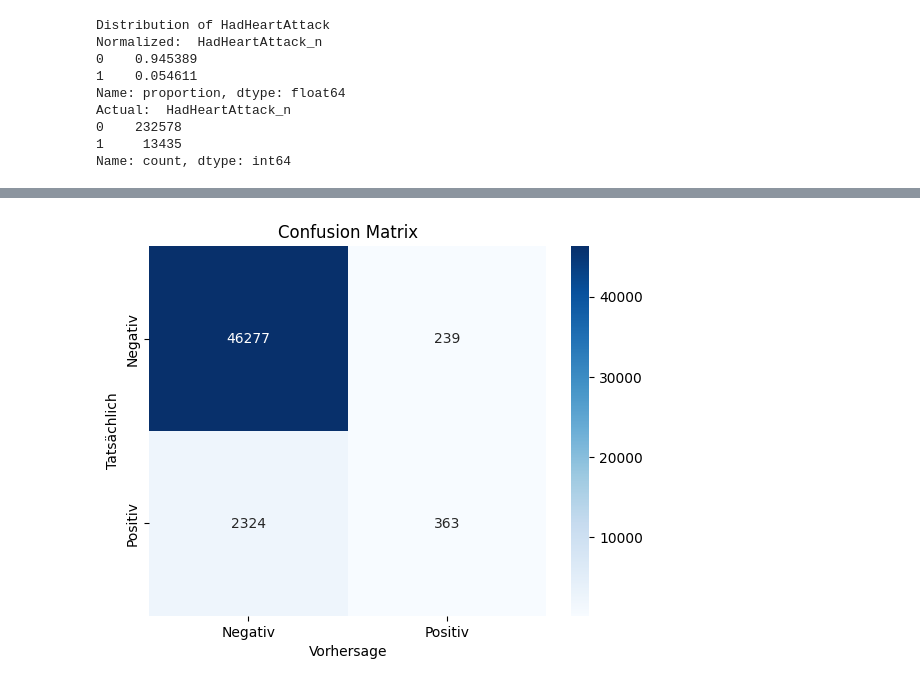
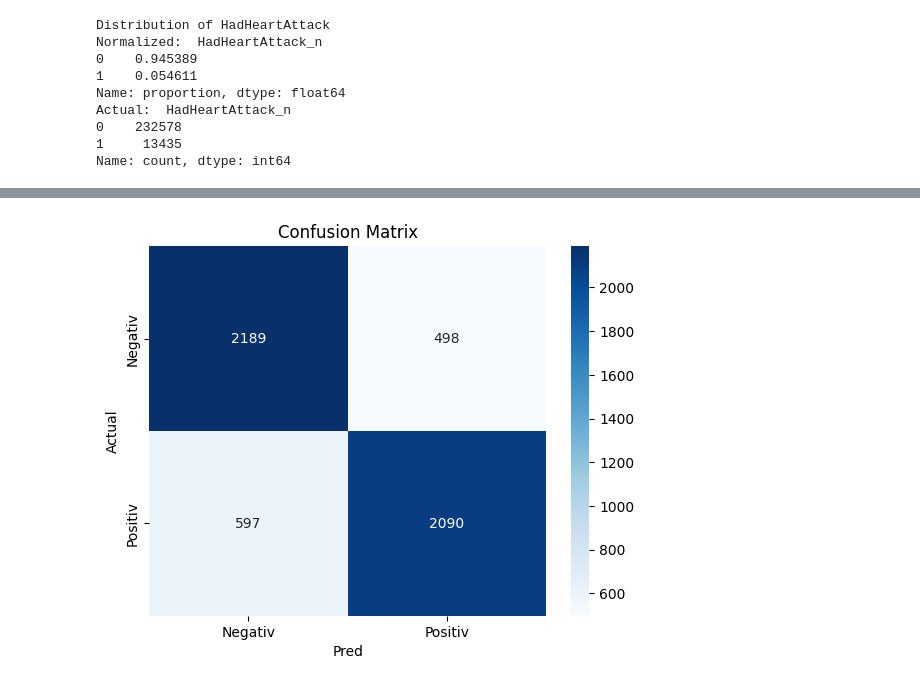
Before and after one commit to kenansamet/DASC, a Jupyter notebook: PredictiveChallenge/Training.ipynb, the cells around one changed output, grey strips where cells are left out. Drawn from its saved outputs; the diff is of its cells as text; code cells hidden in the pictures.

Commit message:
update training

```diff
--- a/PredictiveChallenge/Training.ipynb
+++ b/PredictiveChallenge/Training.ipynb
@@ -277,0 +403,10 @@ weighted avg       0.93      0.95      0.93     49203
+# %%
+X_train_reduced = X_train[top_features]
+X_test_reduced = X_test[top_features]
+# %%
+pipeline = create_pipeline(X_train_reduced, model_type='random_forest')
+pipeline.fit(X_train_reduced, y_train)
+y_pred = pipeline.predict(X_test_reduced)
+accuracy = accuracy_score(y_test, y_pred)
+print(f'Accuracy: {accuracy:.4f}')
+print(classification_report(y_test, y_pred))
@@ -277,0 +427,11 @@ weighted avg       0.93      0.95      0.93     49203
+# %%
+early_stopping = tf.keras.callbacks.EarlyStopping(monitor='val_loss', patience=20, restore_best_weights=True)
+model = Sequential([
+    Input(shape=(X_train.shape[1],)),
+    Dense(128, activation='relu'),
+    Dense(64, activation='relu'),
+    Dense(1, activation='sigmoid')
+])
+model.summary()
+optimizer = tf.keras.optimizers.Adam(learning_rate=0.0001)
+model.compile(optimizer=optimizer, loss='binary_crossentropy', metrics=['accuracy'])
@@ -277,0 +452,10 @@ weighted avg       0.93      0.95      0.93     49203
+# %%
+history = model.fit(
+    X_train,
+    y_train,
+    validation_data=(X_test, y_test),
+    epochs=50,
+    batch_size=32,
+    callbacks=[early_stopping],
+    verbose=1
+)
@@ -278,11 +501,10 @@ weighted avg       0.93      0.95      0.93     49203
 # %%
-from sklearn.metrics import confusion_matrix
+y_pred_probs = model.predict(X_test)  # Wahrscheinlichkeiten
+y_pred = (y_pred_probs > 0.5).astype(int).flatten()  # In Binärwerte umwandeln
 cm = confusion_matrix(y_test, y_pred)
-
-# Visualisieren der Confusion Matrix
 sns.heatmap(cm, annot=True, fmt='d', cmap='Blues', xticklabels=['Negativ', 'Positiv'], yticklabels=['Negativ', 'Positiv'])
-plt.xlabel('Vorhersage')
-plt.ylabel('Tatsächlich')
+plt.xlabel('Pred')
+plt.ylabel('Actual')
 plt.title('Confusion Matrix')
 plt.show()
 # %% [output]
@@ -289 +512 @@ plt.show()
-[figure, old version]
+[figure, new version]
```
Also changed, not shown: parts of 17 cells of this notebook.
